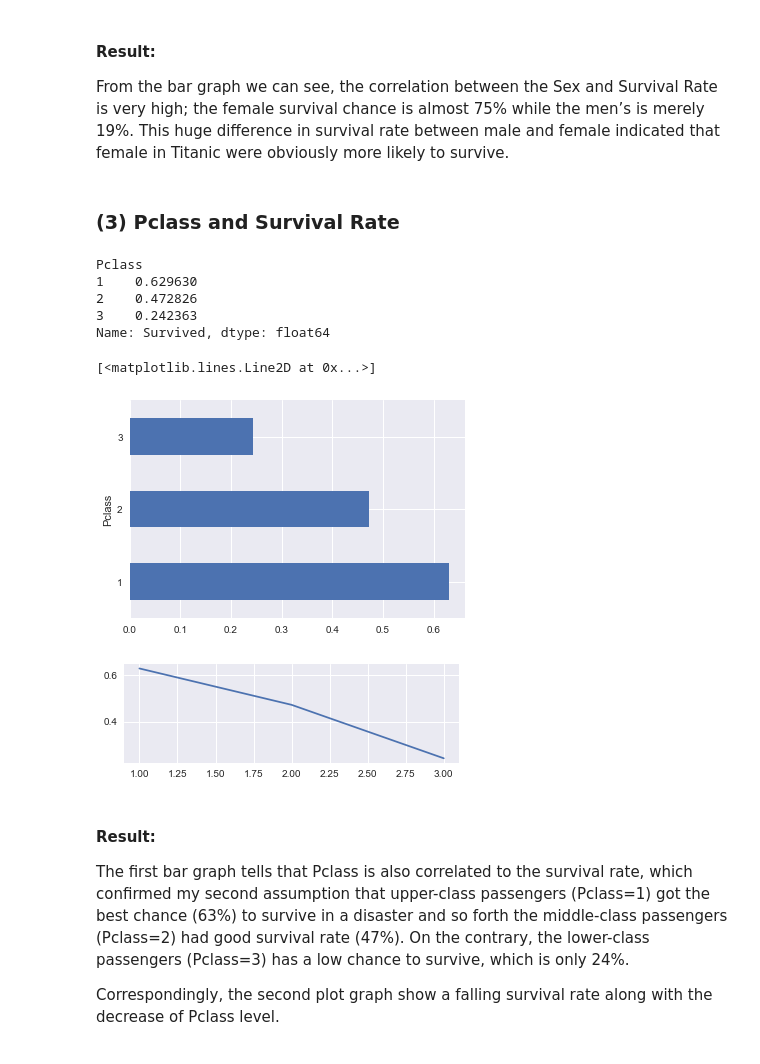
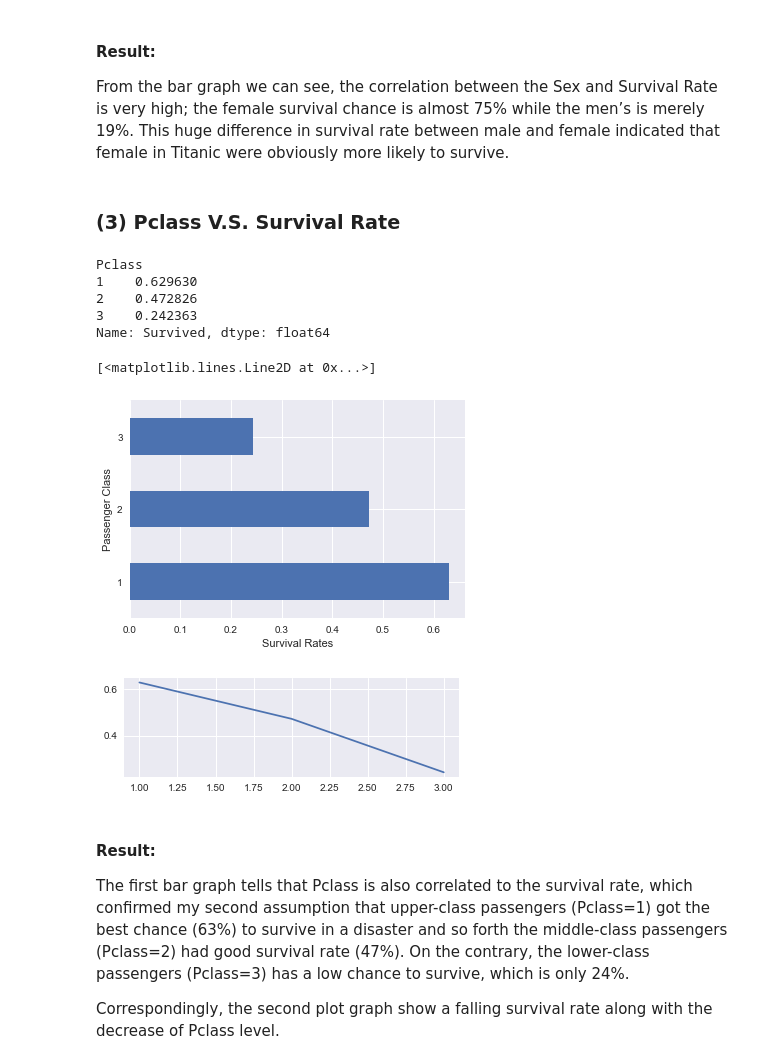
Before and after one commit to freena22/Data-Analysis-Projects, a Jupyter notebook: 01Kaggle_Titanic_Survival.ipynb, the cells around one changed output. Cells and saved outputs as stored; diff of their text form; code cells hidden in the pictures.

```diff
--- a/01Kaggle_Titanic_Survival.ipynb
+++ b/01Kaggle_Titanic_Survival.ipynb
@@ -179,26 +181,28 @@ Name: Survived, dtype: float64
 #### Result:
 From the bar graph we can see, the correlation between the Sex and Survival Rate is very high; the female survival chance is almost 75% while the men’s is merely 19%. This huge difference in survival rate between male and female indicated that female in Titanic were obviously more likely to survive.
 # %% [markdown]
-### (3) Pclass and Survival Rate
+### (3) Pclass V.S. Survival Rate
 # %%
 Pclass_survived_rate = survived_rate('Pclass')
 print(Pclass_survived_rate)
 
 Pclass_survived_rate.plot(kind='barh')  # bar graph
+plt.xlabel('Survival Rates')
+plt.ylabel('Passenger Class')
 
 fig = plt.figure()
 ax = fig.add_subplot(2,1,1)
 ax.plot(Pclass_survived_rate)    # plot graph
 
 # I made two types visulization to show the relationship more clearly.
 # %% [output]
 Pclass
 1    0.629630
 2    0.472826
 3    0.242363
 Name: Survived, dtype: float64
 [<matplotlib.lines.Line2D at 0x...>]
-[figure, old version]
+[figure, new version]
 [figure]
 # %% [markdown]
 #### Result:
```
Also changed, not shown: parts of 19 cells of this notebook.
